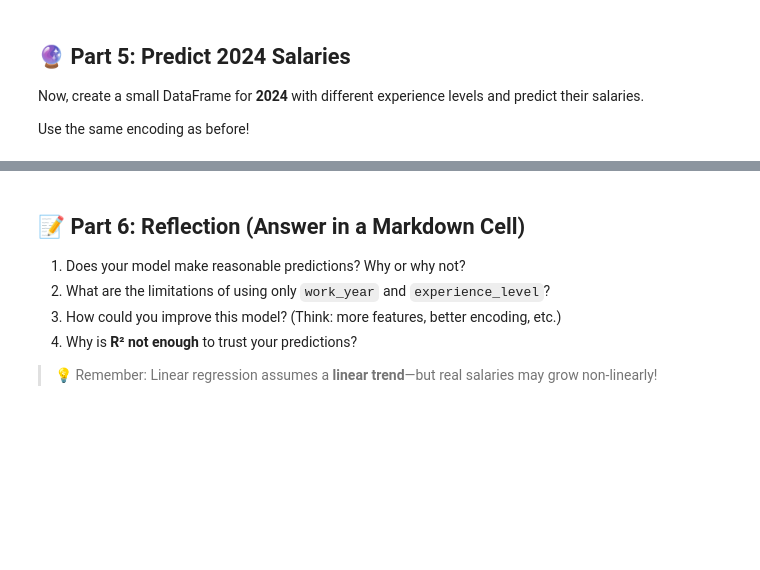
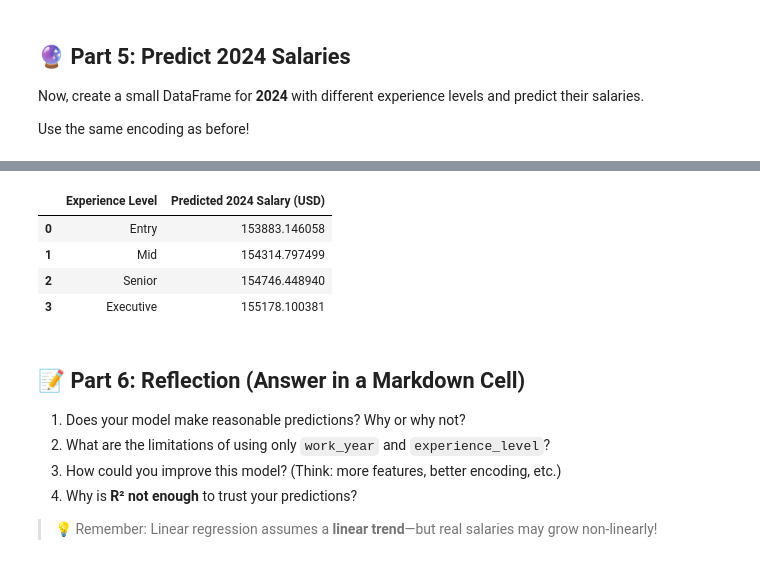
Before and after one commit to GelaLela/ELEC303_DATA_ANALYTICS_ACT2_REMOJOANGELA, a Jupyter notebook: Remojo_MaryAngela_LinearRegression_Assignment.ipynb, the cells around one changed output, grey strips where cells are left out. Drawn from its saved outputs; the diff is of its cells as text; code cells hidden in the pictures; blank space fills up the shorter version.

```diff
--- a/Remojo_MaryAngela_LinearRegression_Assignment.ipynb
+++ b/Remojo_MaryAngela_LinearRegression_Assignment.ipynb
@@ -107,21 +176,27 @@ Use the same encoding as before!
 # %%
 # Map experience levels to encoded values (check your LabelEncoder!)
 # Example: EN=0, MI=1, SE=2, EX=3 (confirm with `le.classes_`)
 
 future_data = pd.DataFrame({
     'work_year': [2024, 2024, 2024, 2024],
-    'experience_level_encoded': [0, 1, 2, 3]  # EN, MI, SE, EX
+    'job_title_encoded': [0, 1, 2, 3]  # EN, MI, SE, EX
 })
 
 # Predict
 predicted_salaries = model.predict(future_data)
 
 # Display results
 results = pd.DataFrame({
     'Experience Level': ['Entry', 'Mid', 'Senior', 'Executive'],
     'Predicted 2024 Salary (USD)': predicted_salaries
 })
 results
+# %% [output]
+|  | Experience Level | Predicted 2024 Salary (USD) |
+| 0 | Entry | 153883.146058 |
+| 1 | Mid | 154314.797499 |
+| 2 | Senior | 154746.448940 |
+| 3 | Executive | 155178.100381 |
 # %% [markdown]
 ## 📝 Part 6: Reflection (Answer in a Markdown Cell)
 
```
Also changed, not shown: parts of 8 cells of this notebook.
